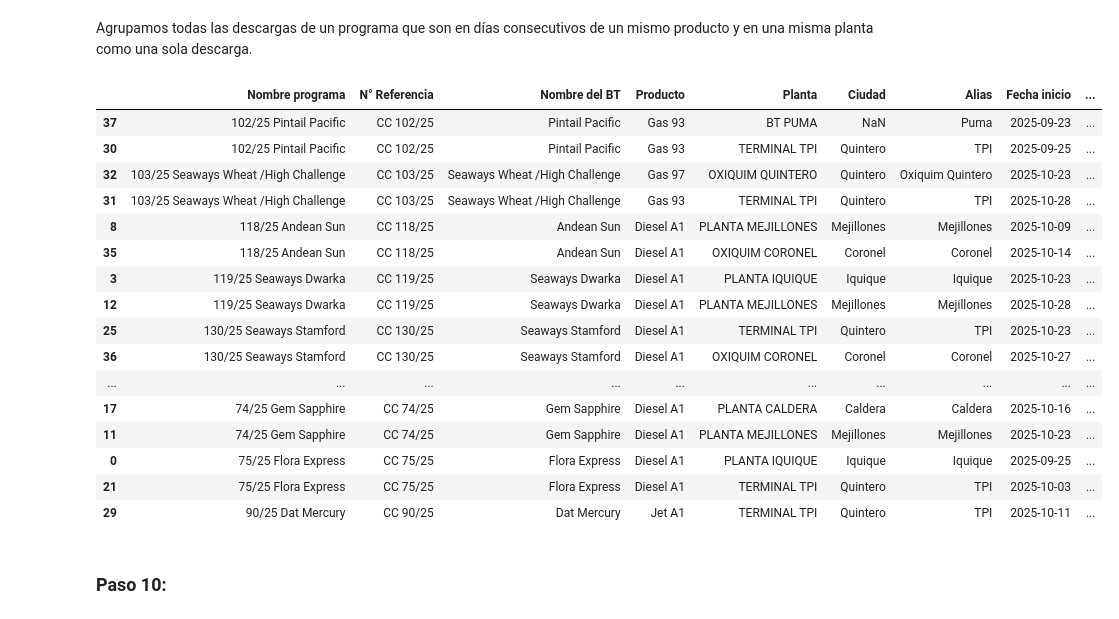
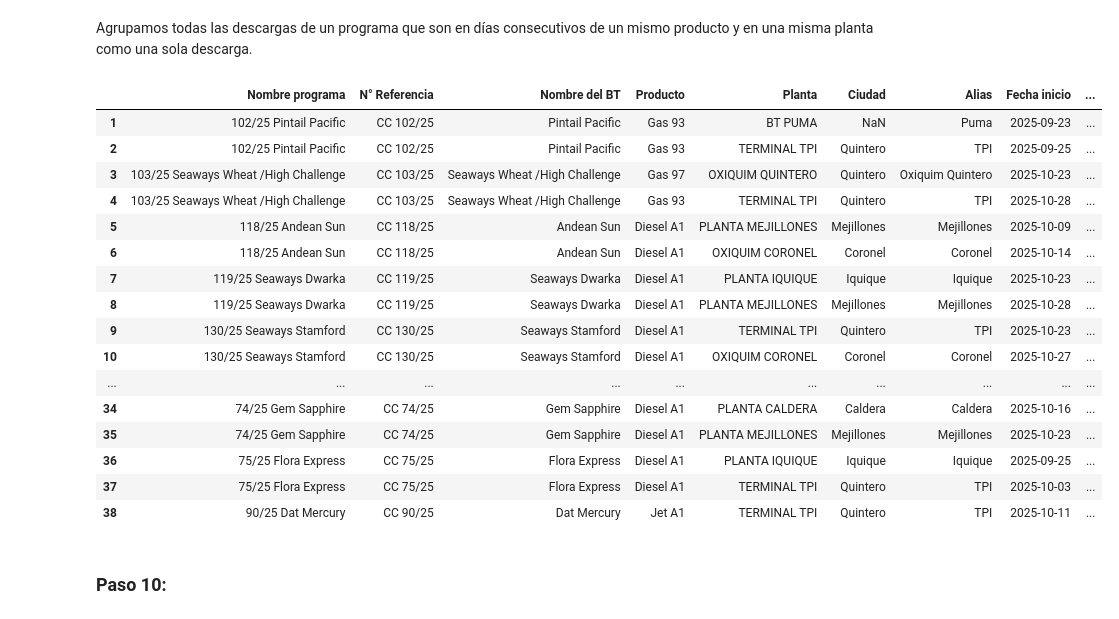
Before and after one commit to jjaubele/Automatizacion-Programacion-BD, a Jupyter notebook: CompletarBD.ipynb, the cells around one changed output. Cells and saved outputs as stored; diff of their text form; code cells hidden in the pictures.

```diff
--- a/CompletarBD.ipynb
+++ b/CompletarBD.ipynb
@@ -158,6 +173,7 @@ Extraemos la planificación y sus respectivas descargas. Se ignoran descargas re
 # %%
 df_planificacion = extraer_planificacion(PATH_PROGRAMACION, "Planificación")
 df_descargas = extraer_descargas(df_planificacion)
+df_descargas.index = range(1, len(df_descargas) + 1)
 df_descargas
 # %% [output]
 |  | Fecha | Abrev. | Volumen | Columna |
@@ -179,6 +195,7 @@ df_descargas
 Mediante la el atributo "Columna" asociamos cada descarga a un par producto-planta.
 # %%
 df_descargas_productos_plantas = df_descargas.merge(df_productos_plantas, on=["Columna"]).drop(columns=["Columna"])
+df_descargas_productos_plantas.index = range(1, len(df_descargas_productos_plantas) + 1)
 df_descargas_productos_plantas
 # %% [output]
 |  | Fecha | Abrev. | Volumen | Producto | Planta | Ciudad | Alias |
@@ -201,6 +218,7 @@ Mediante la abreviatura asociamos cada descarga a un programa (Por esto es impor
 Se eliminarán todas las descargas que no tengan la abreviatura de un buque asociada (Ej: Caldera o TPI hacia el Puma).
 # %%
 df_descargas_completo = df_descargas_productos_plantas.merge(df_bts, on=["Abrev."]).drop(columns=["Abrev."])
+df_descargas_completo.index = range(1, len(df_descargas_completo) + 1)
 df_descargas_completo
 # %% [output]
 |  | Fecha | Volumen | Producto | Planta | Ciudad | Alias | N° Referencia | Nombre programa | Nombre del BT |
@@ -228,49 +246,50 @@ df_descargas_completo["Fecha"] = pd.to_datetime(df_descargas_completo["Fecha"])
 df_descargas_completo["diff"] = (
     df_descargas_completo.groupby(["Nombre programa", "Producto", "Planta"])["Fecha"]
     .diff()
     .dt.days
 )
 
 df_descargas_completo["Grupo"] = (df_descargas_completo["diff"] != 1).cumsum()
 df_descargas_agrupadas = (
     df_descargas_completo.groupby("Grupo", as_index=False).agg({
         "Fecha": ["min", "max"],   # rango de fechas
         "Volumen": "sum"
     })
 )
 df_descargas_agrupadas.columns = ["Grupo", "Fecha inicio", "Fecha fin", "Volumen total"]
 
 df_descargas_completo_sin_duplicados = df_descargas_completo.drop_duplicates(subset=["Grupo"])
 df_descargas_agrupadas = df_descargas_agrupadas.merge(
     df_descargas_completo_sin_duplicados, on="Grupo").drop(columns=["diff", "Fecha", "Volumen"])
 df_descargas_agrupadas = df_descargas_agrupadas[[
     "Nombre programa", "N° Referencia", "Nombre del BT", "Producto", "Planta", "Ciudad", "Alias",
     "Fecha inicio", "Fecha fin", "Volumen total"]]
 
 # Ordenar por Nombre programa y Fecha inicio, y agregar N° Descarga
 df_descargas_agrupadas = df_descargas_agrupadas.sort_values(by=["Nombre programa", "Fecha inicio"])
 df_descargas_agrupadas["N° Descarga"] = (
     df_descargas_agrupadas.groupby("Nombre programa").cumcount() + 1
 )
+df_descargas_agrupadas.index = range(1, len(df_descargas_agrupadas) + 1)
 df_descargas_agrupadas
 # %% [output]
 |  | Nombre programa | N° Referencia | Nombre del BT | Producto | Planta | Ciudad | Alias | Fecha inicio | ... |
-| 37 | 102/25 Pintail Pacific | CC 102/25 | Pintail Pacific | Gas 93 | BT PUMA | NaN | Puma | 2025-09-23 | ... |
-| 30 | 102/25 Pintail Pacific | CC 102/25 | Pintail Pacific | Gas 93 | TERMINAL TPI | Quintero | TPI | 2025-09-25 | ... |
-| 32 | 103/25 Seaways Wheat /High Challenge | CC 103/25 | Seaways Wheat /High Challenge | Gas 97 | OXIQUIM QUINTERO | Quintero | Oxiquim Quintero | 2025-10-23 | ... |
-| 31 | 103/25 Seaways Wheat /High Challenge | CC 103/25 | Seaways Wheat /High Challenge | Gas 93 | TERMINAL TPI | Quintero | TPI | 2025-10-28 | ... |
-| 8 | 118/25 Andean Sun | CC 118/25 | Andean Sun | Diesel A1 | PLANTA MEJILLONES | Mejillones | Mejillones | 2025-10-09 | ... |
-| 35 | 118/25 Andean Sun | CC 118/25 | Andean Sun | Diesel A1 | OXIQUIM CORONEL | Coronel | Coronel | 2025-10-14 | ... |
-| 3 | 119/25 Seaways Dwarka | CC 119/25 | Seaways Dwarka | Diesel A1 | PLANTA IQUIQUE | Iquique | Iquique | 2025-10-23 | ... |
-| 12 | 119/25 Seaways Dwarka | CC 119/25 | Seaways Dwarka | Diesel A1 | PLANTA MEJILLONES | Mejillones | Mejillones | 2025-10-28 | ... |
-| 25 | 130/25 Seaways Stamford | CC 130/25 | Seaways Stamford | Diesel A1 | TERMINAL TPI | Quintero | TPI | 2025-10-23 | ... |
-| 36 | 130/25 Seaways Stamford | CC 130/25 | Seaways Stamford | Diesel A1 | OXIQUIM CORONEL | Coronel | Coronel | 2025-10-27 | ... |
+| 1 | 102/25 Pintail Pacific | CC 102/25 | Pintail Pacific | Gas 93 | BT PUMA | NaN | Puma | 2025-09-23 | ... |
+| 2 | 102/25 Pintail Pacific | CC 102/25 | Pintail Pacific | Gas 93 | TERMINAL TPI | Quintero | TPI | 2025-09-25 | ... |
+| 3 | 103/25 Seaways Wheat /High Challenge | CC 103/25 | Seaways Wheat /High Challenge | Gas 97 | OXIQUIM QUINTERO | Quintero | Oxiquim Quintero | 2025-10-23 | ... |
+| 4 | 103/25 Seaways Wheat /High Challenge | CC 103/25 | Seaways Wheat /High Challenge | Gas 93 | TERMINAL TPI | Quintero | TPI | 2025-10-28 | ... |
+| 5 | 118/25 Andean Sun | CC 118/25 | Andean Sun | Diesel A1 | PLANTA MEJILLONES | Mejillones | Mejillones | 2025-10-09 | ... |
+| 6 | 118/25 Andean Sun | CC 118/25 | Andean Sun | Diesel A1 | OXIQUIM CORONEL | Coronel | Coronel | 2025-10-14 | ... |
+| 7 | 119/25 Seaways Dwarka | CC 119/25 | Seaways Dwarka | Diesel A1 | PLANTA IQUIQUE | Iquique | Iquique | 2025-10-23 | ... |
+| 8 | 119/25 Seaways Dwarka | CC 119/25 | Seaways Dwarka | Diesel A1 | PLANTA MEJILLONES | Mejillones | Mejillones | 2025-10-28 | ... |
+| 9 | 130/25 Seaways Stamford | CC 130/25 | Seaways Stamford | Diesel A1 | TERMINAL TPI | Quintero | TPI | 2025-10-23 | ... |
+| 10 | 130/25 Seaways Stamford | CC 130/25 | Seaways Stamford | Diesel A1 | OXIQUIM CORONEL | Coronel | Coronel | 2025-10-27 | ... |
 | ... | ... | ... | ... | ... | ... | ... | ... | ... | ... |
-| 17 | 74/25 Gem Sapphire | CC 74/25 | Gem Sapphire | Diesel A1 | PLANTA CALDERA | Caldera | Caldera | 2025-10-16 | ... |
-| 11 | 74/25 Gem Sapphire | CC 74/25 | Gem Sapphire | Diesel A1 | PLANTA MEJILLONES | Mejillones | Mejillones | 2025-10-23 | ... |
-| 0 | 75/25 Flora Express | CC 75/25 | Flora Express | Diesel A1 | PLANTA IQUIQUE | Iquique | Iquique | 2025-09-25 | ... |
-| 21 | 75/25 Flora Express | CC 75/25 | Flora Express | Diesel A1 | TERMINAL TPI | Quintero | TPI | 2025-10-03 | ... |
-| 29 | 90/25 Dat Mercury | CC 90/25 | Dat Mercury | Jet A1 | TERMINAL TPI | Quintero | TPI | 2025-10-11 | ... |
+| 34 | 74/25 Gem Sapphire | CC 74/25 | Gem Sapphire | Diesel A1 | PLANTA CALDERA | Caldera | Caldera | 2025-10-16 | ... |
+| 35 | 74/25 Gem Sapphire | CC 74/25 | Gem Sapphire | Diesel A1 | PLANTA MEJILLONES | Mejillones | Mejillones | 2025-10-23 | ... |
+| 36 | 75/25 Flora Express | CC 75/25 | Flora Express | Diesel A1 | PLANTA IQUIQUE | Iquique | Iquique | 2025-09-25 | ... |
+| 37 | 75/25 Flora Express | CC 75/25 | Flora Express | Diesel A1 | TERMINAL TPI | Quintero | TPI | 2025-10-03 | ... |
+| 38 | 90/25 Dat Mercury | CC 90/25 | Dat Mercury | Jet A1 | TERMINAL TPI | Quintero | TPI | 2025-10-11 | ... |
 # %% [markdown]
 ### Paso 10:
 # %% [markdown]
```
Also changed, not shown: parts of 18 cells of this notebook, 2 other files.
